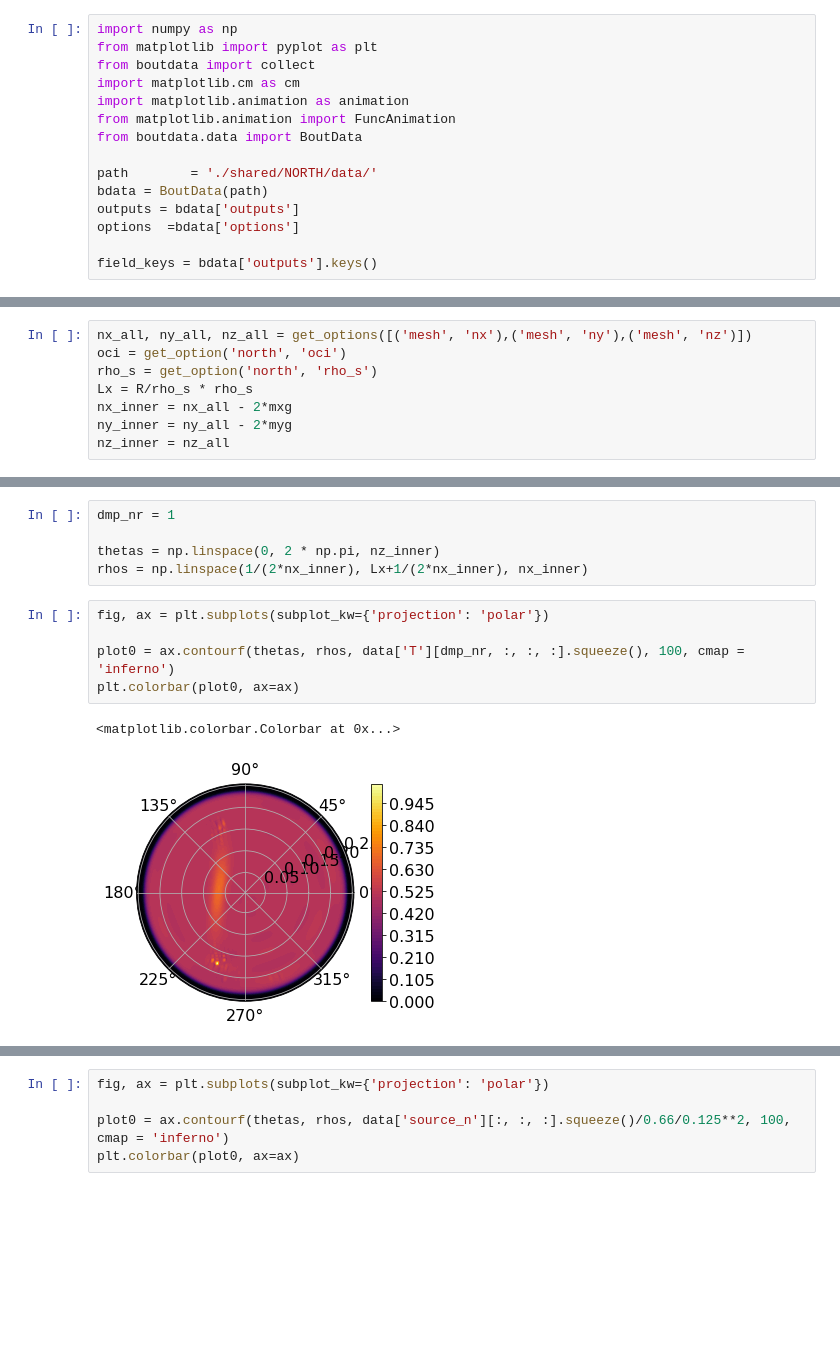
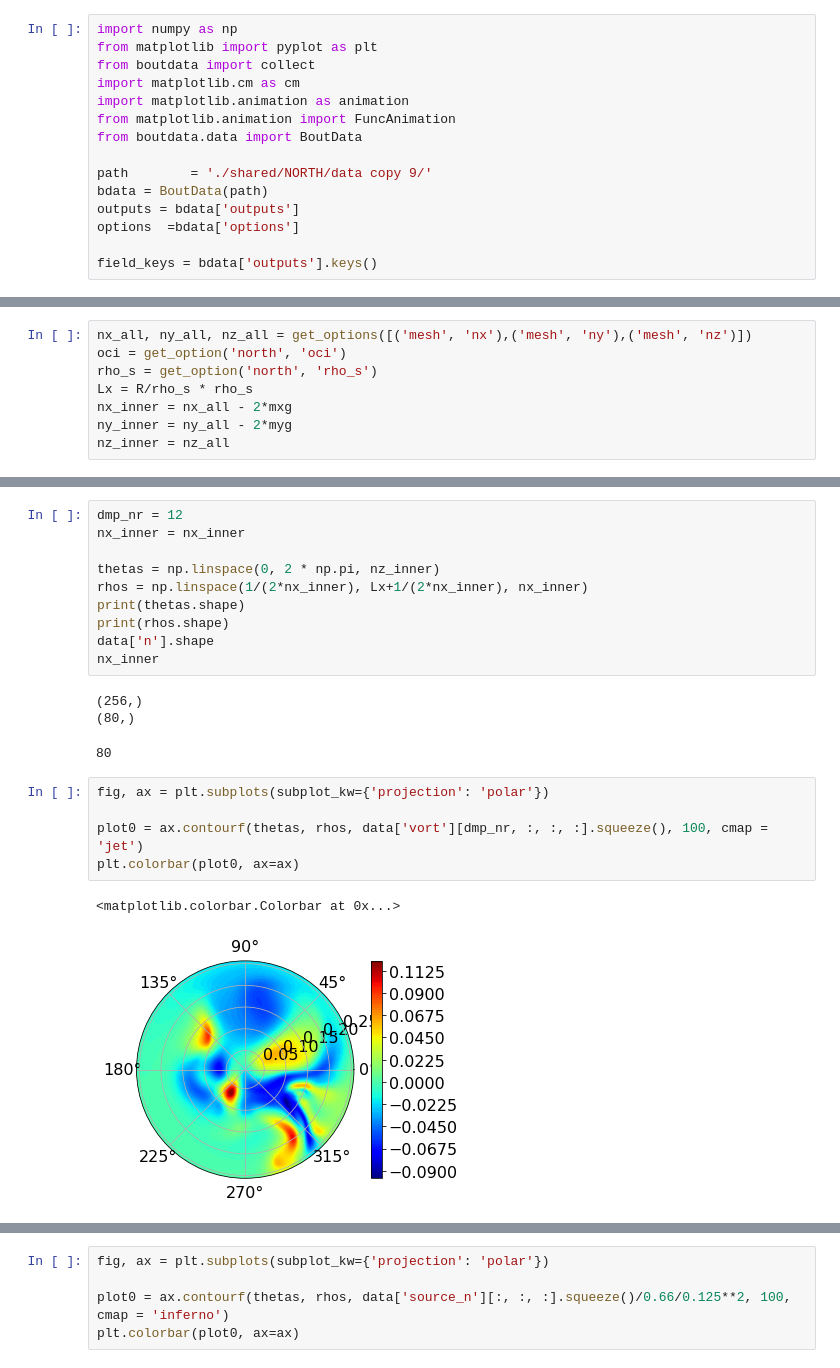
Before and after one commit to runehoejlund/north-simulation, a Jupyter notebook: data_analysis_Asbjorn.ipynb, the cells around one changed output, grey strips where cells are left out. Cells and saved outputs as stored; diff of their text form; blank space fills up the shorter version.

Commit message:
data analysis

```diff
--- a/data_analysis_Asbjorn.ipynb
+++ b/data_analysis_Asbjorn.ipynb
@@ -7,7 +7,7 @@ import matplotlib.animation as animation
 from matplotlib.animation import FuncAnimation
 from boutdata.data import BoutData
 
-path        = './shared/NORTH/data/'
+path        = './shared/NORTH/data copy 9/'
 bdata = BoutData(path)
 outputs = bdata['outputs']
 options  =bdata['options']
@@ -105,13 +105,22 @@ nxpe = 16, nype = 1, npes = 16
 # %%
-dmp_nr = 1
+dmp_nr = 12
+nx_inner = nx_inner
 
 thetas = np.linspace(0, 2 * np.pi, nz_inner)
 rhos = np.linspace(1/(2*nx_inner), Lx+1/(2*nx_inner), nx_inner)
+print(thetas.shape)
+print(rhos.shape)
+data['n'].shape
+nx_inner
+# %% [output]
+(256,)
+(80,)
+80
 # %%
 fig, ax = plt.subplots(subplot_kw={'projection': 'polar'})
 
-plot0 = ax.contourf(thetas, rhos, data['T'][dmp_nr, :, :, :].squeeze(), 100, cmap = 'inferno')
+plot0 = ax.contourf(thetas, rhos, data['vort'][dmp_nr, :, :, :].squeeze(), 100, cmap = 'jet')
 plt.colorbar(plot0, ax=ax)
 # %% [output]
 <matplotlib.colorbar.Colorbar at 0x...>
-[figure, old version]
+[figure, new version]
```
Also changed, not shown: parts of 7 cells of this notebook, 1 other file.
